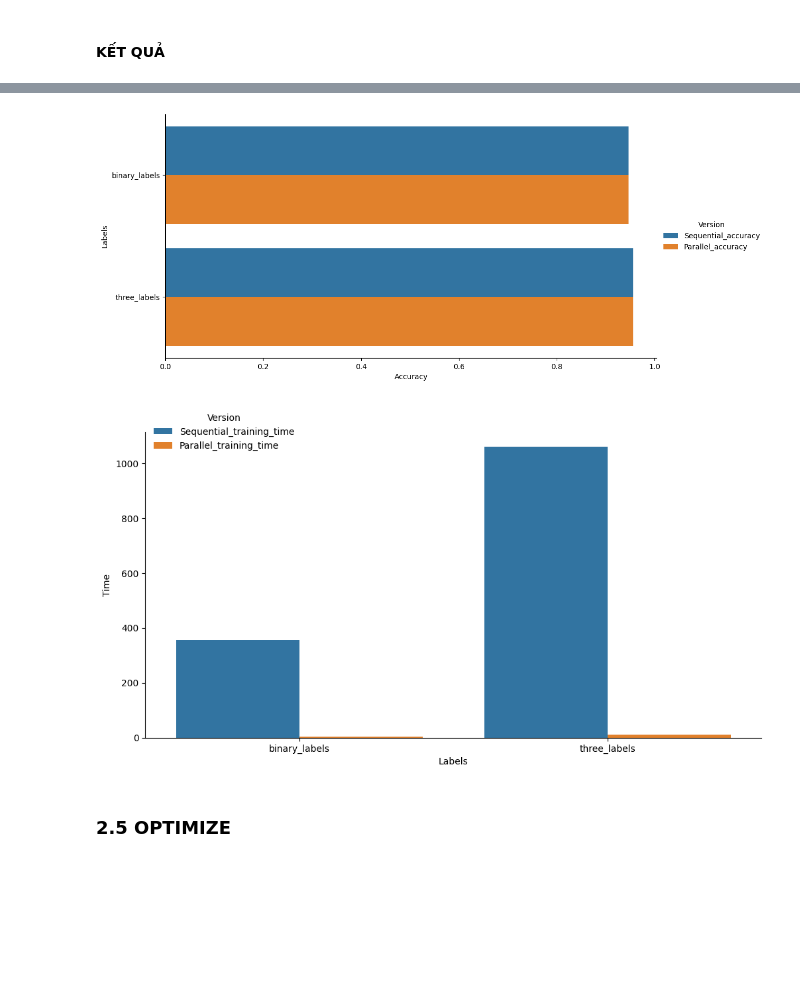
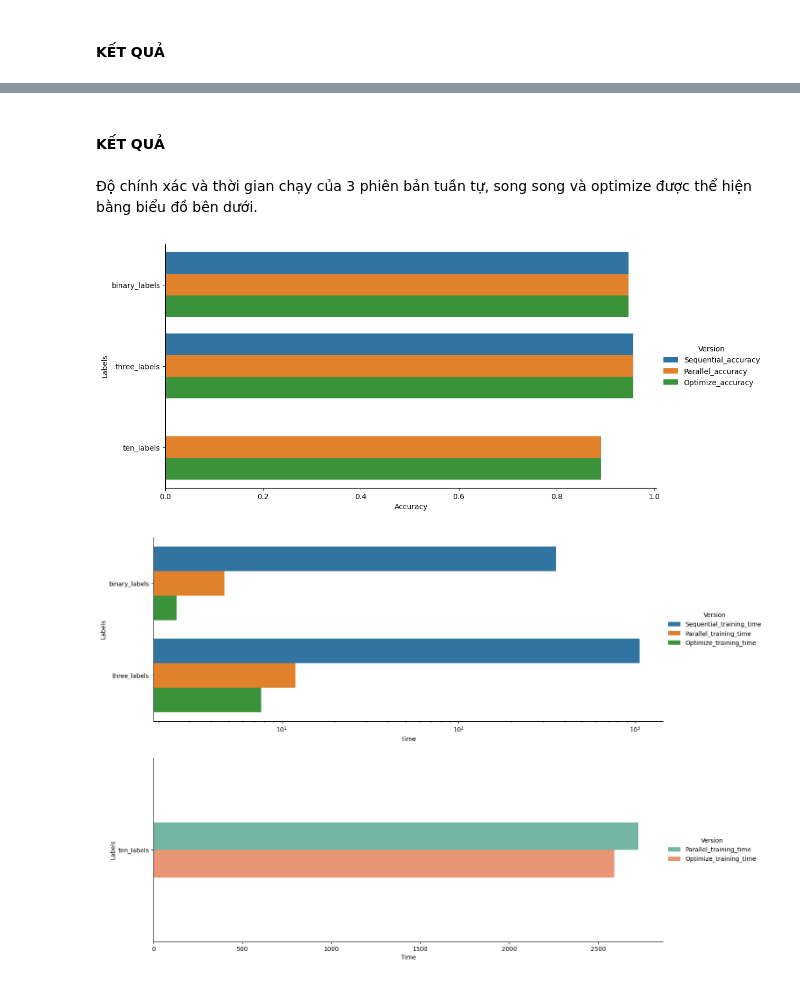
Before and after one commit to NhatPhuong2106/Applied_Parallel_Programming, a Jupyter notebook: report/Final_Report.ipynb, the cells around one changed output, grey strips where cells are left out. Cells and saved outputs as stored; diff of their text form; code cells hidden in the pictures; blank space fills up the shorter version.

```diff
--- a/report/Final_Report.ipynb
+++ b/report/Final_Report.ipynb
@@ -156,0 +201,4 @@ result_df[col_name].iloc[[0, 1]]
+# %% [markdown]
+#### KẾT QUẢ
+# %% [markdown]
+Độ chính xác và thời gian chạy của 3 phiên bản tuần tự, song song và optimize được thể hiện bằng biểu đồ bên dưới.
@@ -157,8 +207,5 @@ result_df[col_name].iloc[[0, 1]]
 # %%
-import seaborn as sns
-import matplotlib.pyplot as plt
-
-acc_df = result_df[['Labels', 'Sequential_accuracy', 'Parallel_accuracy']].iloc[[0, 1]]
+acc_df = result_df[['Labels', 'Sequential_accuracy', 'Parallel_accuracy', 'Optimize_accuracy']]
 acc_df = pd.melt(acc_df, id_vars = 'Labels', var_name = 'Version', value_name= 'Accuracy')
 
 plt.figure(figsize=(12, 6))
@@ -166,16 +213,25 @@ ax = sns.barplot(x = 'Accuracy', y = 'Labels', hue = 'Version', data = acc_df)
 ax.spines[['top', 'right']].set_visible(False)
 sns.move_legend(ax, bbox_to_anchor = (1, 0.5), loc = 'center left', frameon = False)
 # %% [output]
-[figure, old version]
+[figure, new version]
 # %%
-time_df = result_df[['Labels', 'Sequential_training_time', 'Parallel_training_time']].iloc[[0, 1]]
+time_df = result_df[['Labels', 'Sequential_training_time', 'Parallel_training_time', 'Optimize_training_time']].iloc[[0, 1]]
 time_df = pd.melt(time_df, id_vars = 'Labels', var_name = 'Version', value_name= 'Time')
 
-plt.figure(figsize=(12, 6))
-ax = sns.barplot(x = 'Labels', y = 'Time', hue = 'Version', data = time_df)
+df = result_df.drop(result_df.index[[0, 1]])
+time_df2 = df[['Labels', 'Parallel_training_time', 'Optimize_training_time']]
+time_df2 = pd.melt(time_df2, id_vars = 'Labels', var_name = 'Version', value_name= 'Time')
+
+plt.figure(figsize=(15, 12))
+plt.subplot(2, 1, 1)
+ax = sns.barplot(x = 'Time', y = 'Labels', hue = 'Version', data = time_df)
+plt.xscale('log')
 ax.spines[['top', 'right']].set_visible(False)
-sns.move_legend(ax, bbox_to_anchor = (0, 1), loc = 'center left', frameon = False)
+sns.move_legend(ax, bbox_to_anchor = (1, 0.5), loc = 'center left', frameon = False)
+
+plt.subplot(2, 1, 2)
+ax = sns.barplot(x = 'Time', y = 'Labels', hue = 'Version', data = time_df2, width = 0.3, palette = sns.color_palette("Set2"))
+ax.spines[['top', 'right']].set_visible(False)
+sns.move_legend(ax, bbox_to_anchor = (1, 0.5), loc = 'center left', frameon = False)
 # %% [output]
-[figure, old version]
+[figure, new version]
-# %% [markdown]
-### 2.5 OPTIMIZE
```
Also changed, not shown: parts of 22 cells of this notebook, 2 other files.
